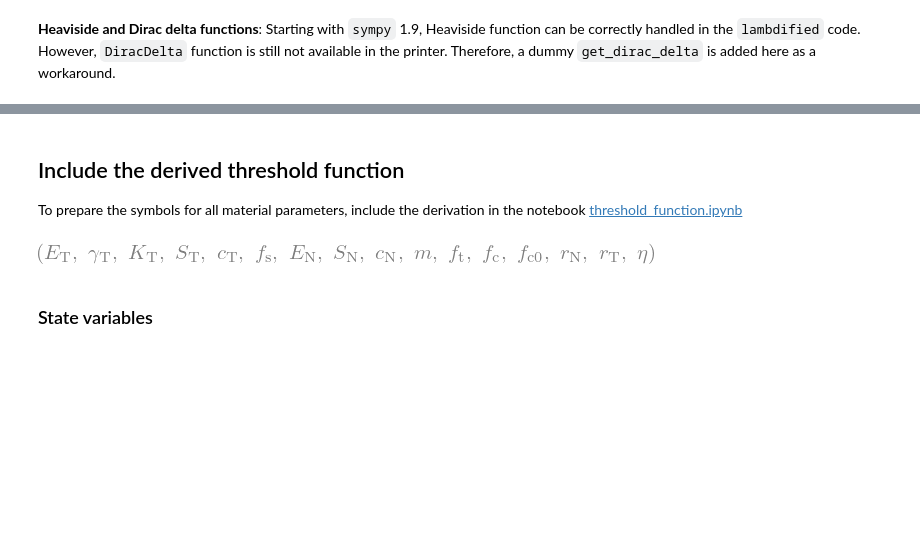
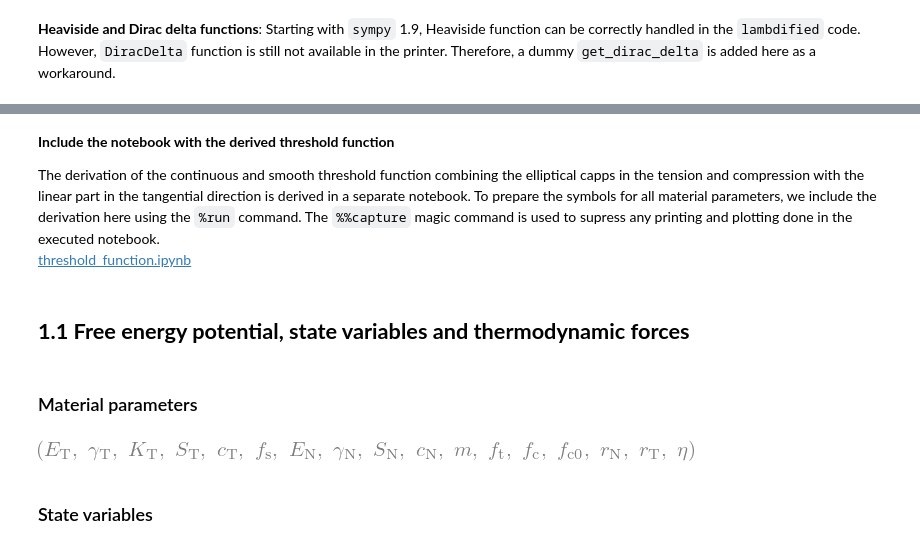
Before and after one commit to bmcs-group/bmcs_slide, a Jupyter notebook: notebooks/csdcm_slide.ipynb, the cells around one changed output, grey strips where cells are left out. Drawn from its saved outputs; the diff is of its cells as text; code cells hidden in the pictures; blank space fills up the shorter version.

Commit message:
improved annotation and plotting

```diff
--- a/notebooks/csdcm_slide.ipynb
+++ b/notebooks/csdcm_slide.ipynb
@@ -76,17 +66,37 @@ eta = Cymbol('eta', codename='eta_', real=True, nonnegative=True)
 # %% [markdown]
-## Include the derived threshold function
+**Include the notebook with the derived threshold function**
 
-To prepare the symbols for all material parameters, include the derivation in the notebook
+The derivation of the continuous and smooth threshold function combining the elliptical capps in the tension and compression with the linear part in the tangential direction is derived in a separate notebook.
+To prepare the symbols for all material parameters, we include the derivation here using the `%run` command. The `%%capture` magic command is used to supress any printing and plotting done in the executed notebook.
 [threshold_function.ipynb](threshold_function.ipynb)
 # %%
 %%capture
 %run threshold_function.ipynb
+# %% [markdown]
+## **1.1 Free energy potential, state variables and thermodynamic forces**
+# %% [markdown]
+### Material parameters
+# %%
+E_T = Cymbol(r'E_{\mathrm{T}}', codename='E_T_', real=True, nonnegative=True)
+gamma_T = Cymbol(r'\gamma_{\mathrm{T}}', codename='gamma_T_', real=True)
+K_T = Cymbol(r'K_{\mathrm{T}}', codename='K_T_', real=True)
+S_T = Cymbol(r'S_{\mathrm{T}}', codename='S_T_', real=True, nonnegative=True)
+r_T = Cymbol(r'r_{\mathrm{T}}', codename='r_T_', real=True, nonnegative=True)
+c_T = Cymbol(r'c_{\mathrm{T}}', codename='c_T_', real=True, nonnegative=True)
+
+E_N = Cymbol(r'E_{\mathrm{N}}', codename='E_N_', real=True, nonnegative=True)
+gamma_N = Cymbol(r'\gamma_{\mathrm{N}}', codename='gamma_N_', real=True)
+S_N = Cymbol(r'S_{\mathrm{N}}', codename='S_N_', real=True, nonnegative=True)
+r_N = Cymbol(r'r_{\mathrm{N}}', codename='r_N_', real=True, nonnegative=True)
+c_N = Cymbol(r'c_{\mathrm{N}}', codename='c_N_', real=True, nonnegative=True)
+
+eta = Cymbol('eta', codename='eta_', real=True, nonnegative=True)
 # %%
-sp_vars = (E_T, gamma_T, K_T, S_T, c_T, f_s, E_N, S_N, c_N, m, f_t, f_c, f_c0,
+sp_vars = (E_T, gamma_T, K_T, S_T, c_T, f_s, E_N, gamma_N, S_N, c_N, m, f_t, f_c, f_c0,
            r_N, r_T, eta)
 sp_vars
 # %% [output]
-[figure, old version]
+[figure, new version]
 # %% [markdown]
 ### State variables
 # %%
```
Also changed, not shown: parts of 74 cells of this notebook, 2 other files.
